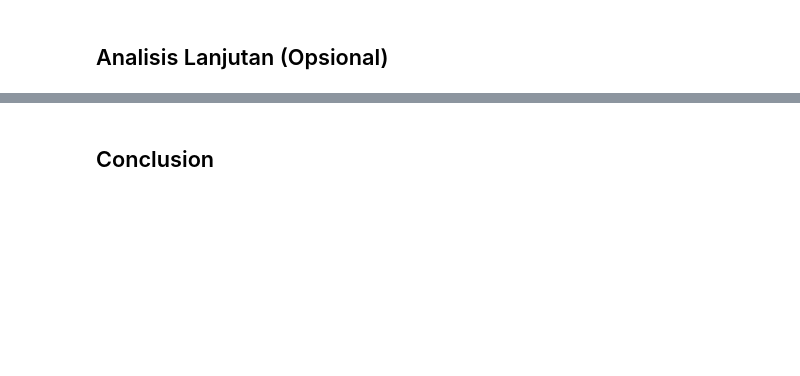
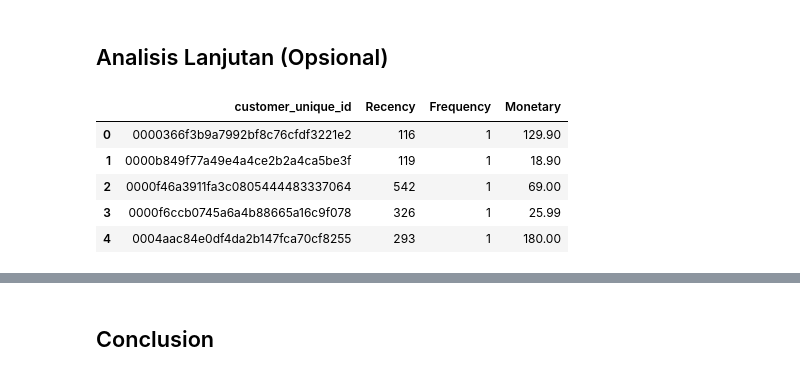
Before and after one commit to ahmdzzzki/proyek-analisis-data, a Jupyter notebook: Proyek_Analisis_Data.ipynb, the cells around one changed output, grey strips where cells are left out. Saved outputs shown, nothing was run; the diff lists cells and outputs as text; code cells hidden in the pictures; blank space fills up the shorter version.

```diff
--- a/Proyek_Analisis_Data.ipynb
+++ b/Proyek_Analisis_Data.ipynb
@@ -245,2 +248,25 @@ plt.show()
 # %% [markdown]
 ## Analisis Lanjutan (Opsional)
+# %%
+from datetime import timedelta
+
+rfm_df = orders_df.merge(order_items_df, on='order_id')
+rfm_df = rfm_df.merge(customers_df, on='customer_id')
+rfm_df['order_purchase_timestamp'] = pd.to_datetime(rfm_df['order_purchase_timestamp'])
+
+# Calculate Recency, Frequency, and Monetary
+reference_date = rfm_df['order_purchase_timestamp'].max() + timedelta(days=1)
+rfm_table = rfm_df.groupby('customer_unique_id').agg(
+    Recency=('order_purchase_timestamp', lambda x: (reference_date - x.max()).days),
+    Frequency=('order_id', 'nunique'),
+    Monetary=('price', 'sum')
+).reset_index()
+
+rfm_table.head()
+# %% [output]
+|  | customer_unique_id | Recency | Frequency | Monetary |
+| 0 | 0000366f3b9a7992bf8c76cfdf3221e2 | 116 | 1 | 129.90 |
+| 1 | 0000b849f77a49e4a4ce2b2a4ca5be3f | 119 | 1 | 18.90 |
+| 2 | 0000f46a3911fa3c0805444483337064 | 542 | 1 | 69.00 |
+| 3 | 0000f6ccb0745a6a4b88665a16c9f078 | 326 | 1 | 25.99 |
+| 4 | 0004aac84e0df4da2b147fca70cf8255 | 293 | 1 | 180.00 |
```
Also changed, not shown: parts of 28 cells of this notebook, 9 other files.
